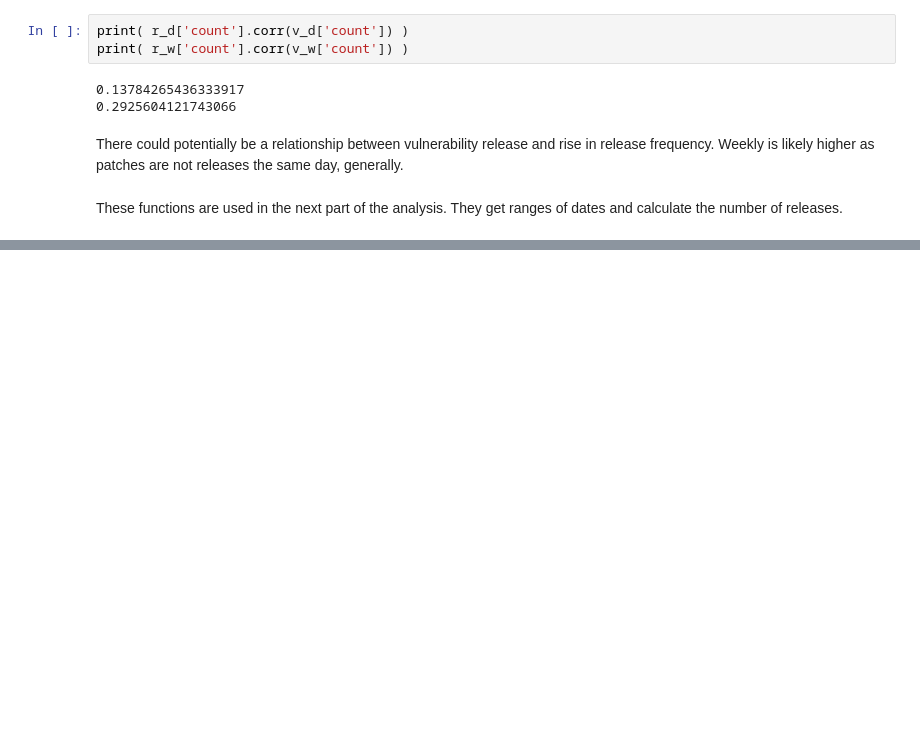
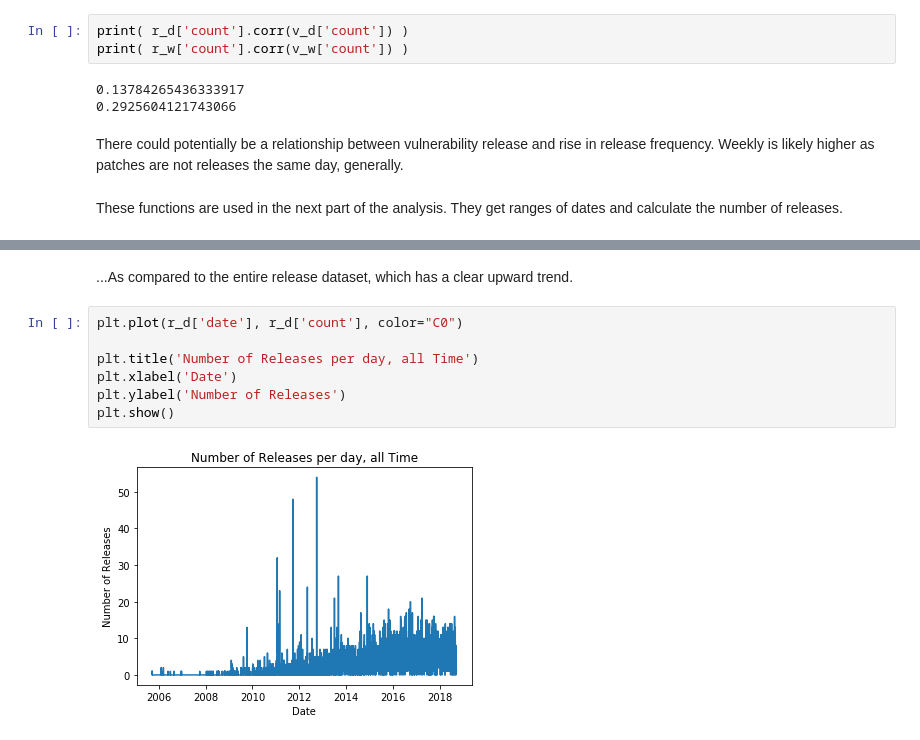
Before and after one commit to UNCG-CSE/Open_Source_Vul_Metrics, a Jupyter notebook: src/3k-python/releases.ipynb, the cells around one changed output, grey strips where cells are left out. Drawn from its saved outputs; the diff is of its cells as text; blank space fills up the shorter version.

```diff
--- a/src/3k-python/releases.ipynb
+++ b/src/3k-python/releases.ipynb
@@ -334,0 +341,11 @@ The difference in the average number of releases the week before and after a 10.
+# %% [markdown]
+...As compared to the entire release dataset, which has a clear upward trend.
+# %%
+plt.plot(r_d['date'], r_d['count'], color="C0")
+
+plt.title('Number of Releases per day, all Time')
+plt.xlabel('Date')
+plt.ylabel('Number of Releases')
+plt.show()
+# %% [output]
+[figure, added]
```
Also changed, not shown: parts of 48 cells of this notebook.
